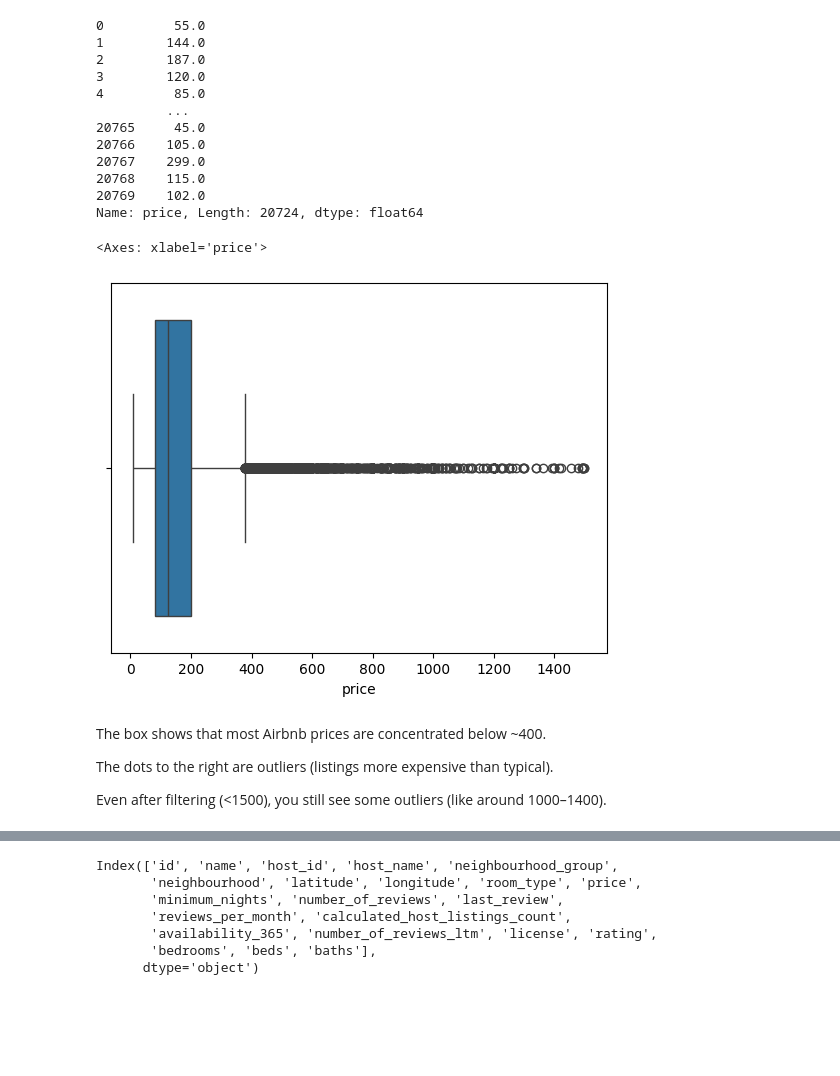
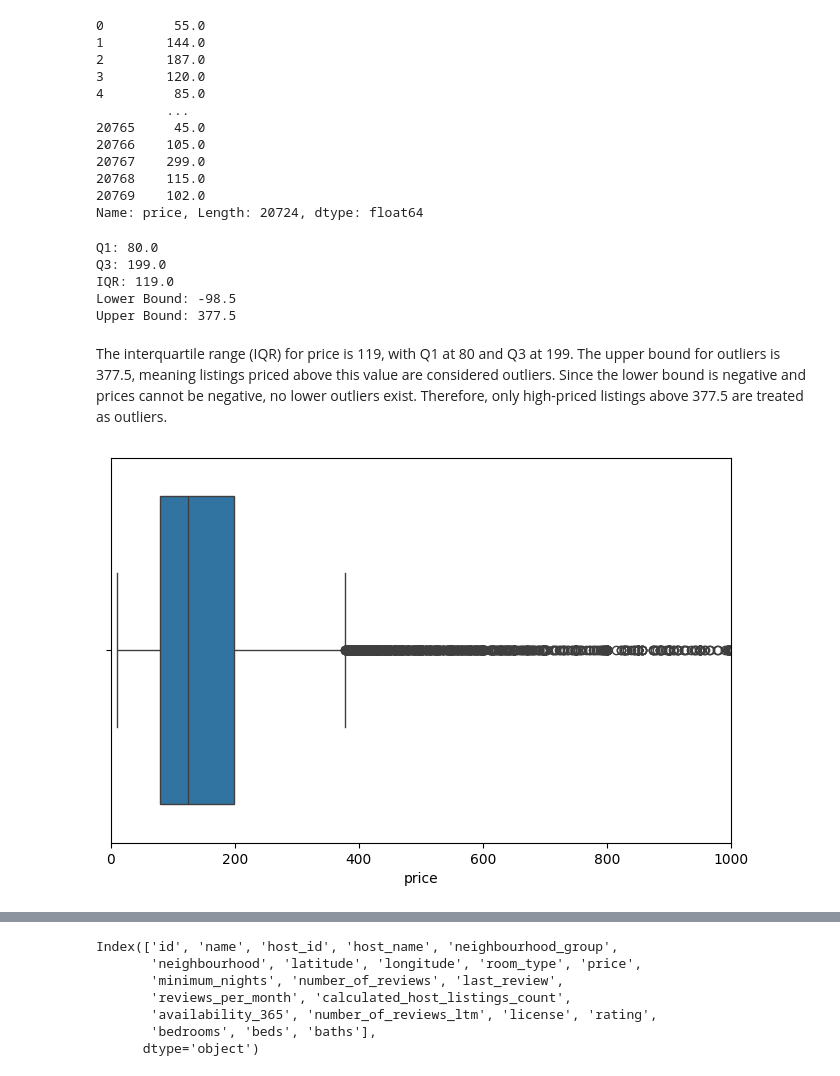
Before and after one commit to ishika058/Airbnb-Analysis, a Jupyter notebook: airbnb_analysis.ipynb, the cells around one changed output, grey strips where cells are left out. Drawn from its saved outputs; the diff is of its cells as text; code cells hidden in the pictures; blank space fills up the shorter version.

Commit message:
Added README and updated Airbnb analysis notebook

```diff
--- a/airbnb_analysis.ipynb
+++ b/airbnb_analysis.ipynb
@@ -158,17 +158,35 @@ data["price"]
 20768    115.0
 20769    102.0
 Name: price, Length: 20724, dtype: float64
-# %%
-#identifying outliers in price
-
-df = data[data["price"]< 1500]
-sns.boxplot(data=df, x="price")
-# %% [output]
-<Axes: xlabel='price'>
-[figure, removed]
-# %% [markdown]
-The box shows that most Airbnb prices are concentrated below ~400.
-
-The dots to the right are outliers (listings more expensive than typical).
-
-Even after filtering (<1500), you still see some outliers (like around 1000–1400).
+# %%
+# calculate quartiles
+Q1 = data["price"].quantile(0.25)
+Q3 = data["price"].quantile(0.75)
+
+IQR = Q3 - Q1
+
+# bounds
+lower_bound = Q1 - 1.5 * IQR
+upper_bound = Q3 + 1.5 * IQR
+
+print("Q1:", Q1)
+print("Q3:", Q3)
+print("IQR:", IQR)
+print("Lower Bound:", lower_bound)
+print("Upper Bound:", upper_bound)
+# %% [output]
+Q1: 80.0
+Q3: 199.0
+IQR: 119.0
+Lower Bound: -98.5
+Upper Bound: 377.5
+# %% [markdown]
+The interquartile range (IQR) for price is 119, with Q1 at 80 and Q3 at 199. The upper bound for outliers is 377.5, meaning listings priced above this value are considered outliers. Since the lower bound is negative and prices cannot be negative, no lower outliers exist. Therefore, only high-priced listings above 377.5 are treated as outliers.
+# %%
+plt.figure(figsize=(8,5))
+sns.boxplot(x=data["price"])
+
+plt.xlim(0, 1000)
+plt.show()
+# %% [output]
+[figure, added]
```
Also changed, not shown: parts of 45 cells of this notebook, 1 other file.
